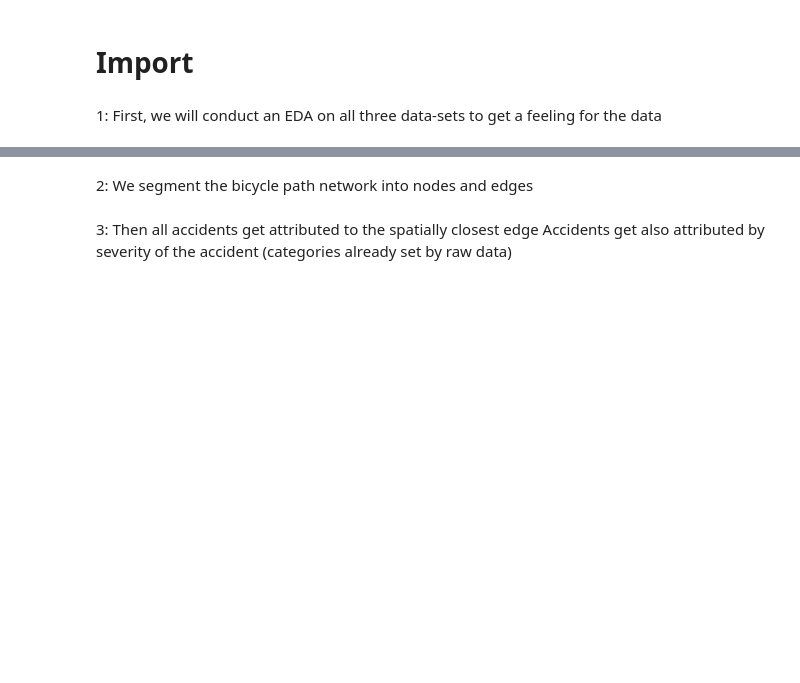
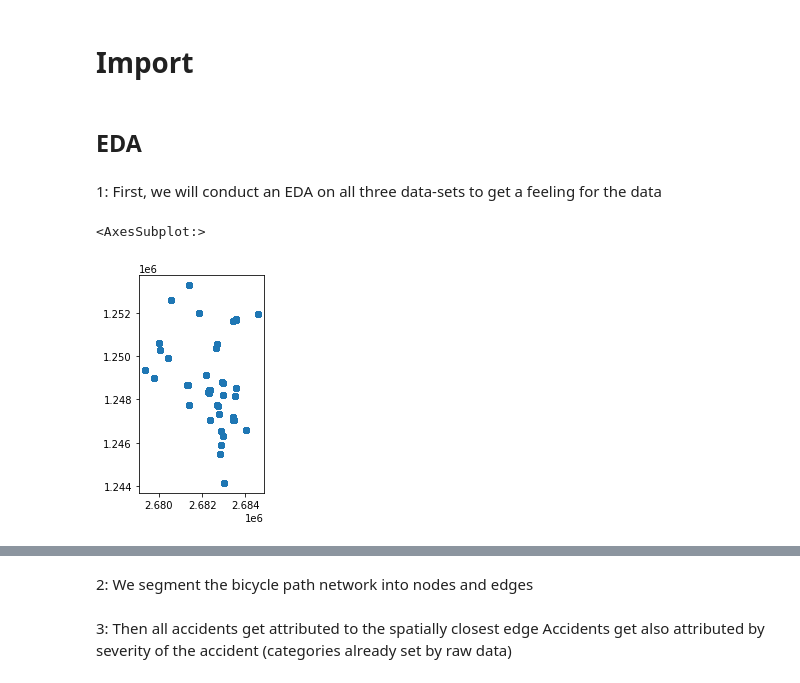
Before and after one commit to thereallinusrg/Velo-Zueri-Unfaelle, a Jupyter notebook: linus-notebook.ipynb, the cells around one changed output, grey strips where cells are left out. Drawn from its saved outputs; the diff is of its cells as text; code cells hidden in the pictures; blank space fills up the shorter version.

```diff
--- a/linus-notebook.ipynb
+++ b/linus-notebook.ipynb
@@ -5,2 +11,16 @@ import pandas as pd
+# %%
+# Import CSV
+VerkehrsZaehlung = pd.read_csv(r'data/2021_verkehrszaehlungen_werte_fussgaenger_velo.csv')
+
+# Turn it into a GeoDataFrame with point geometries
+Zaehlungen = gpd.GeoDataFrame(
+    VerkehrsZaehlung, geometry=gpd.points_from_xy(VerkehrsZaehlung.OST, VerkehrsZaehlung.NORD))
+# %% [markdown]
+## EDA
 # %% [markdown]
 1: First, we will conduct an EDA on all three data-sets to get a feeling for the data
+# %%
+Zaehlungen.plot()
+# %% [output]
+<AxesSubplot:>
+[figure, added]
```
Also changed, not shown: parts of 6 cells of this notebook, 6 other files.
